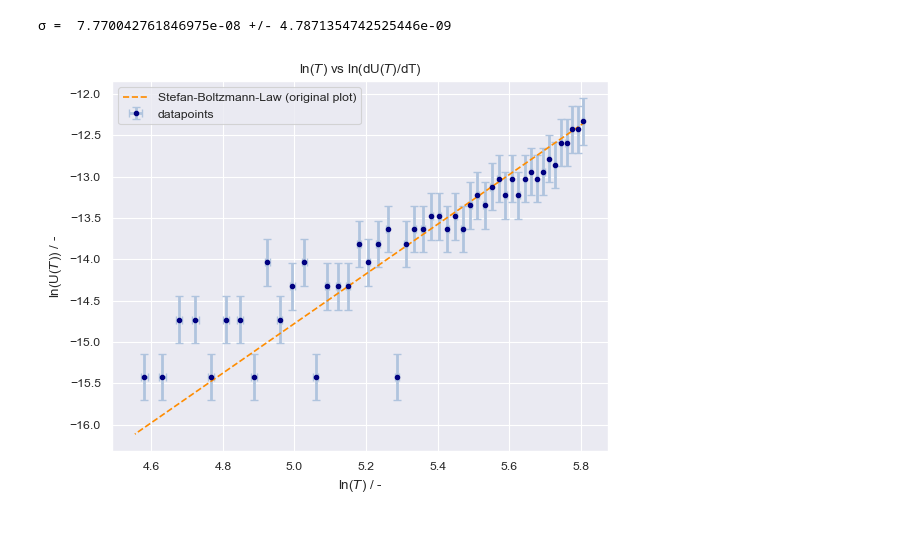
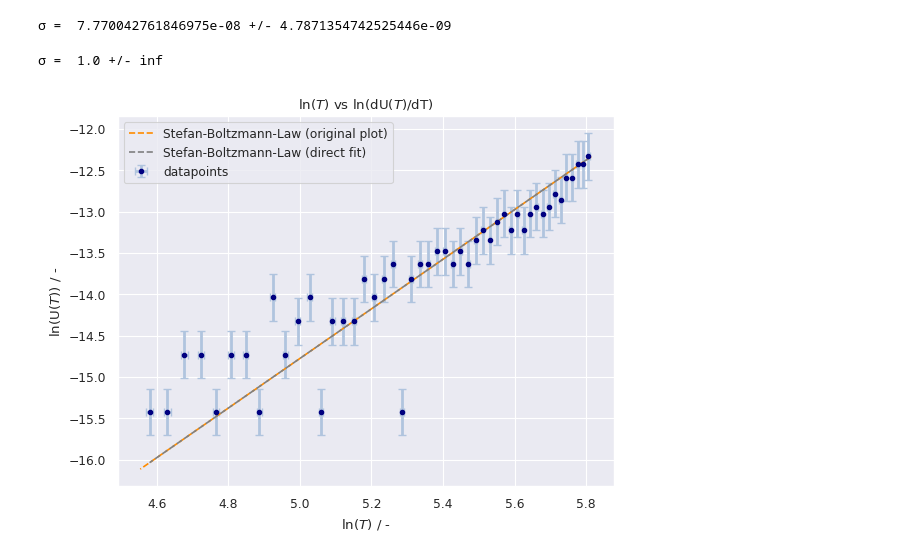
Before and after one commit to KemalOenen/Grundpraktikum2_Gruppe1_SS23, a Jupyter notebook: Versuch10/SchwarzerStrahler-new.ipynb, the cells around one changed output. Cells and saved outputs as stored; diff of their text form; code cells hidden in the pictures; blank space fills up the shorter version.

Commit message:
final plot changes

```diff
--- a/Versuch10/SchwarzerStrahler-new.ipynb
+++ b/Versuch10/SchwarzerStrahler-new.ipynb
@@ -267,19 +268,22 @@ print("σ = ", popt2[0], "+/-", np.sqrt(pcov2[0][0]))
 # %%
 plt.title("ln($T$) vs ln(dU($T$)/dT)")
 plt.errorbar(np.log(T_avg), np.log(dU_vs_dT_nominal), xerr=e_temp/T_avg, yerr=abs(dU_vs_dT_err), markersize=6, fmt=".",color="navy", ecolor="lightsteelblue", elinewidth=2, capsize=3, label="datapoints")
 
 def lin_sbl(temp, sigma):
     return 3 * np.log(temp) + np.log(4*poptU[0])
 
+poptU2, pcovU2 = sp.optimize.curve_fit(lin_sbl, T_avg, np.log(dU_vs_dT_nominal))
+print("σ = ", poptU2[0], "+/-", np.sqrt(pcovU2[0][0]))
+
 plt.plot(np.log(temp - temp0),lin_sbl((temp-temp0), poptU), color="darkorange", ls = '--', label="Stefan-Boltzmann-Law (original plot)")
-#plt.plot(np.log(temp - temp0),lin_sbl((temp-temp0), popt2), color="grey", ls = '--', label="Stefan-Boltzmann-Law (direct fit)")
-
+plt.plot(np.log(T_avg),lin_sbl((T_avg), poptU2), color="grey", ls = '--', label="Stefan-Boltzmann-Law (direct fit)")
 
 plt.xlabel("ln($T$) / -")
 plt.ylabel("ln(U($T$)) / -")
 
 plt.legend()
 plt.savefig("logdUdTvsT.png", dpi=500, bbox_inches='tight')
 plt.show()
 # %% [output]
+σ =  1.0 +/- inf
-[figure, old version]
+[figure, new version]
```
Also changed, not shown: parts of 8 cells of this notebook, 6 other files.
